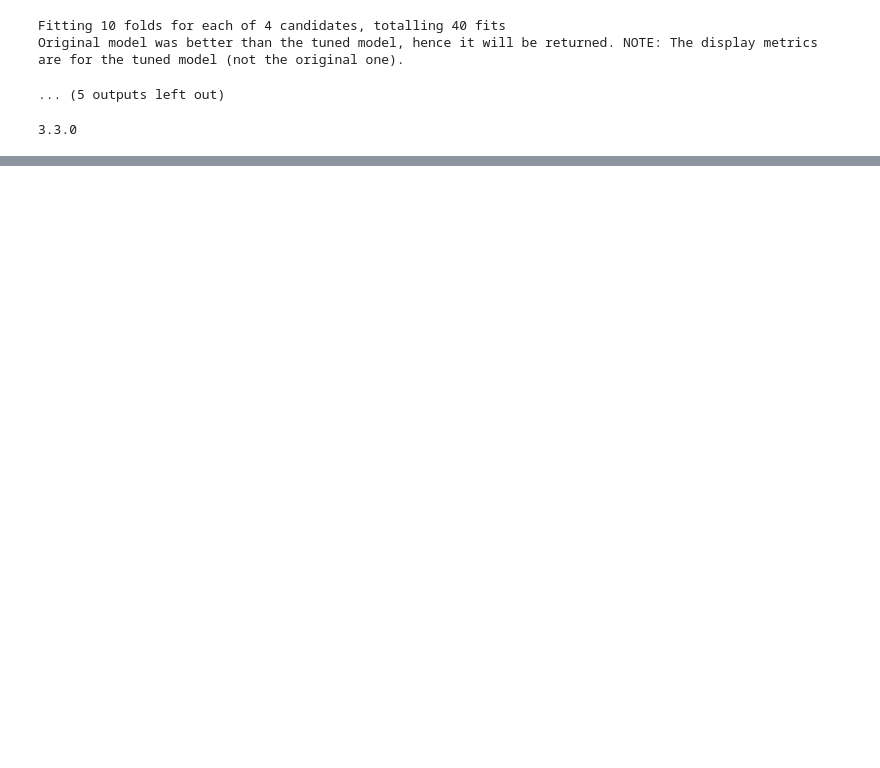
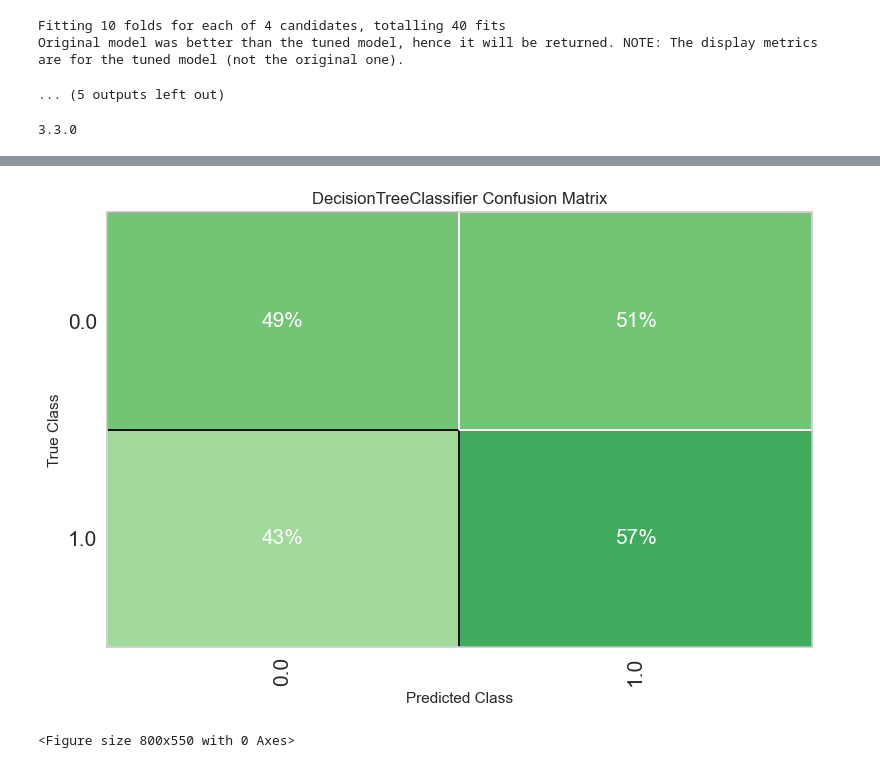
Before and after one commit to Julio-CesarAS/kobe_bryant_shot_predict, a Jupyter notebook: Code/dev_modelo_kobe.ipynb, the cells around one changed output, grey strips where cells are left out. Cells and saved outputs as stored; diff of their text form; code cells hidden in the pictures; blank space fills up the shorter version.

```diff
--- a/Code/dev_modelo_kobe.ipynb
+++ b/Code/dev_modelo_kobe.ipynb
@@ -427,0 +440,11 @@ mlflow.log_artifact('Curva_Roc.png')
+# %%
+# # Matriz de confusão - Árvore
+
+plot_model(list_models[0], plot = 'confusion_matrix', plot_kwargs = {'percent' : True})
+
+dt_m_c = plt.gcf()
+#plt.show()
+plt.draw()
+plt.savefig('dt_Matriz_Confusão.png')
+mlflow.log_artifact('dt_Matriz_Confusão.png')
+# %% [output]
@@ -427,0 +452,2 @@ mlflow.log_artifact('Curva_Roc.png')
+[figure, added]
+<Figure size 800x550 with 0 Axes>
```
Also changed, not shown: parts of 5 cells of this notebook, 11 other files.
